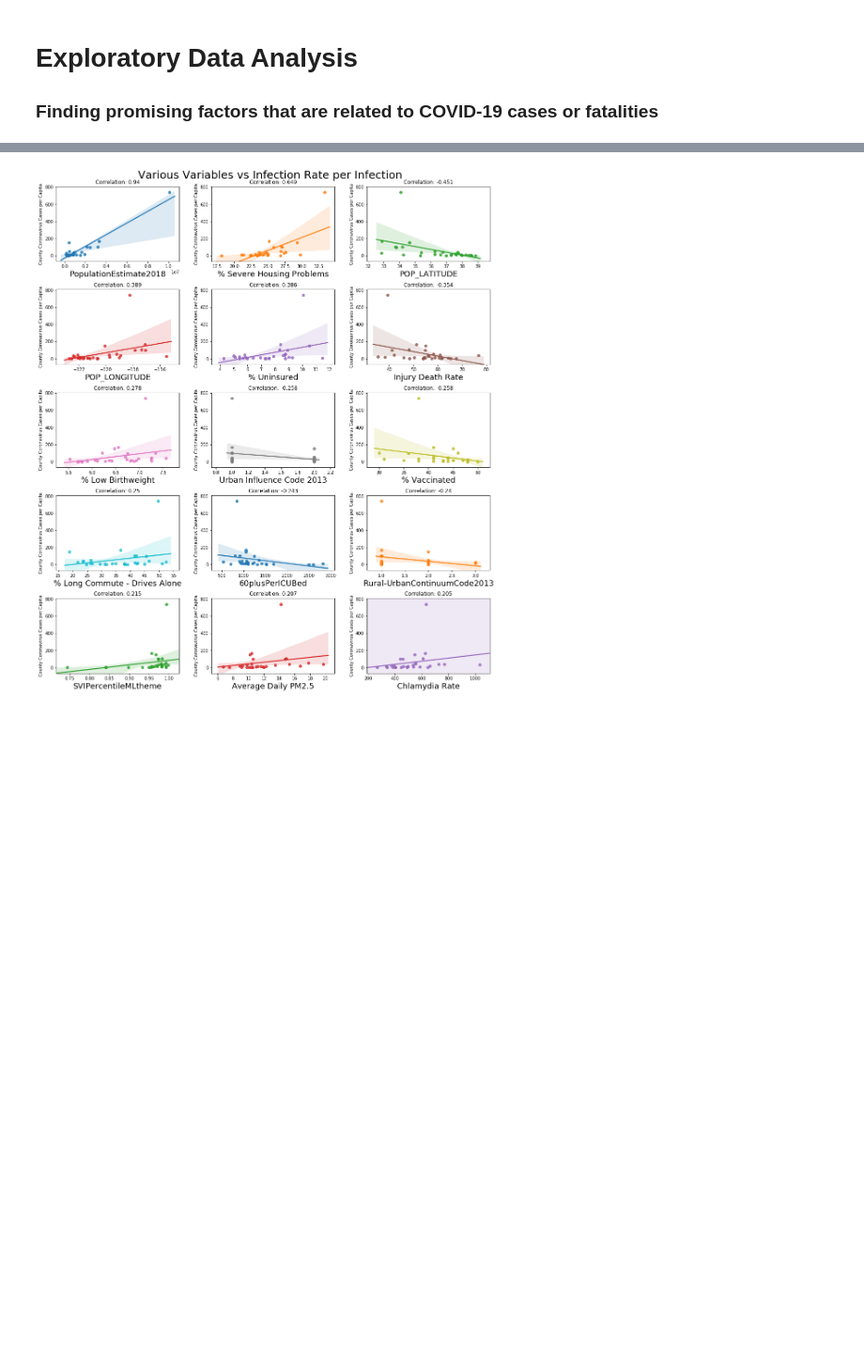
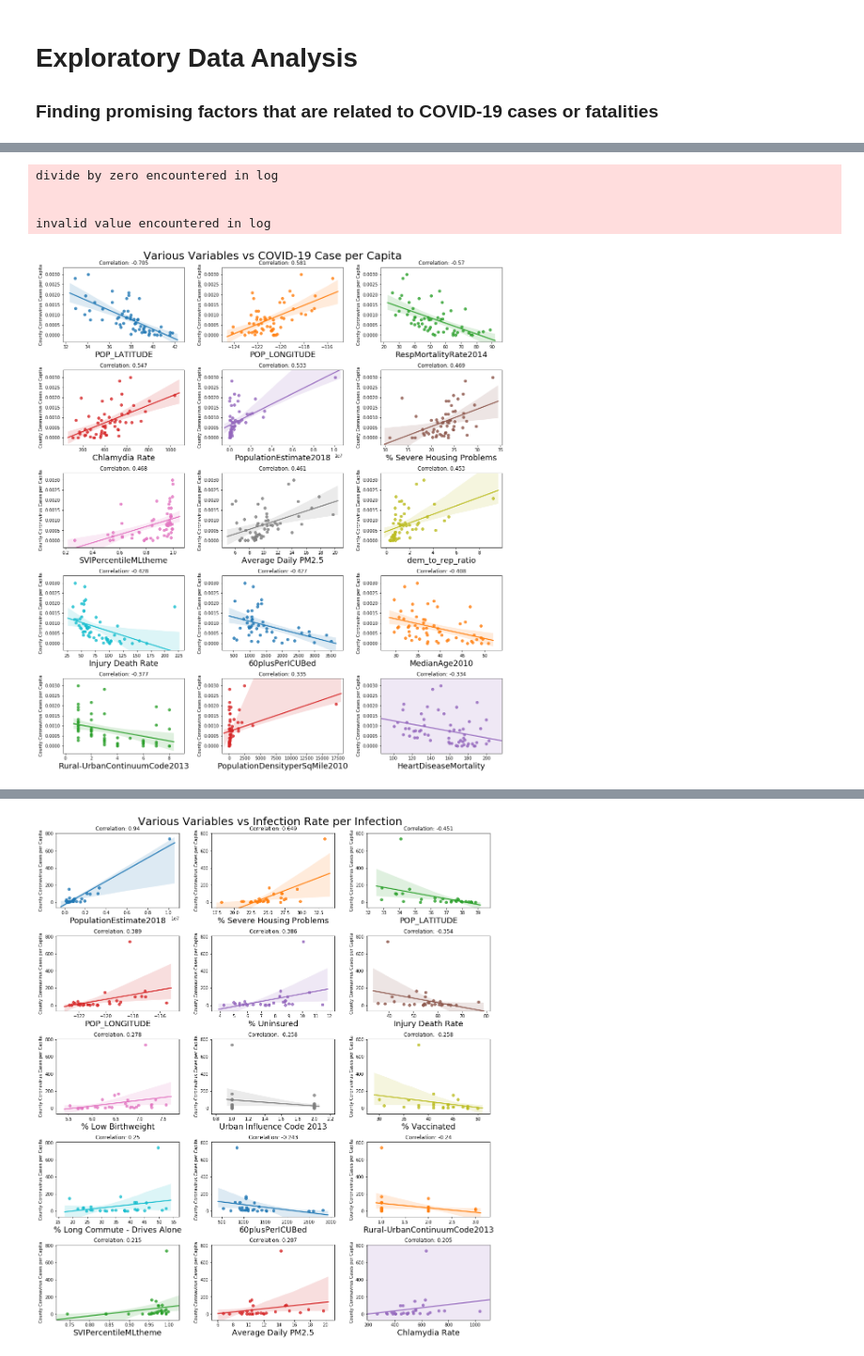
Before and after one commit to AndyFlury13/covid19-final-project, a Jupyter notebook: final_proj/victor.ipynb, the cells around one changed output, grey strips where cells are left out. Shown at 94% size. Cells and saved outputs as stored; diff of their text form; code cells hidden in the pictures; blank space fills up the shorter version.

```diff
--- a/final_proj/victor.ipynb
+++ b/final_proj/victor.ipynb
@@ -232,0 +207,14 @@ doubling_days
+# %%
+#Cases Correlations
+cases_per_capita = california_cases['5/8/20']/california_cases['PopulationEstimate2018']
+corr, log_normal_corr, log_log_corr, normal_log_corr = find_correlations(california_cases, cases_per_capita)
+# Plot variables vs covid cases per capita. Each point is a county
+plot_correlations(california_cases, corr, cases_per_capita, title="Various Variables vs COVID-19 Case per Capita")
+# Plot log of variables vs covid deaths per capita. Each point is a county
+plot_correlations(california_cases, log_normal_corr, cases_per_capita, title="Various Variables vs COVID-19 Case per Capita")
+# %% [output]
+divide by zero encountered in log
+
+
+invalid value encountered in log
+[figure, added]
```
Also changed, not shown: parts of 25 cells of this notebook.
